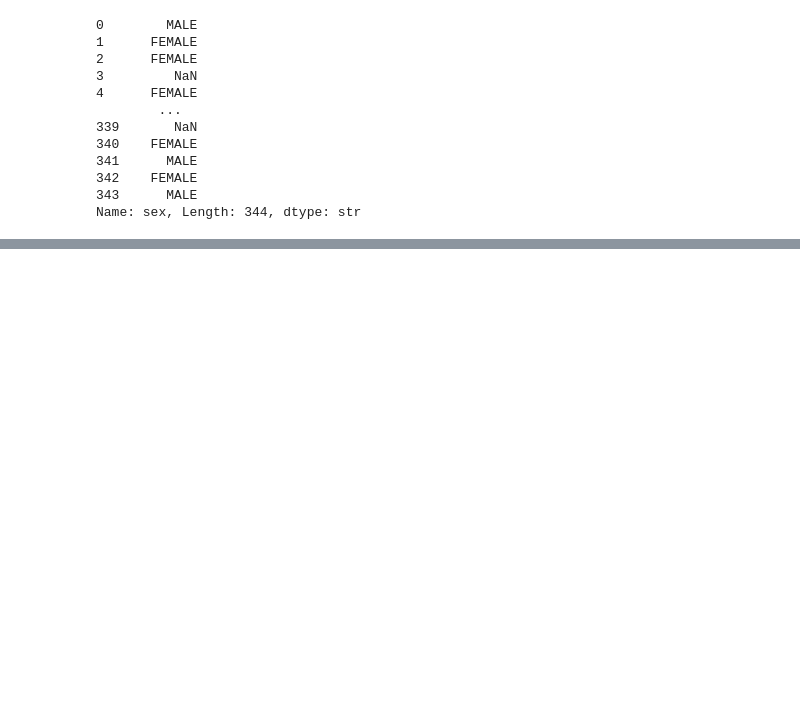
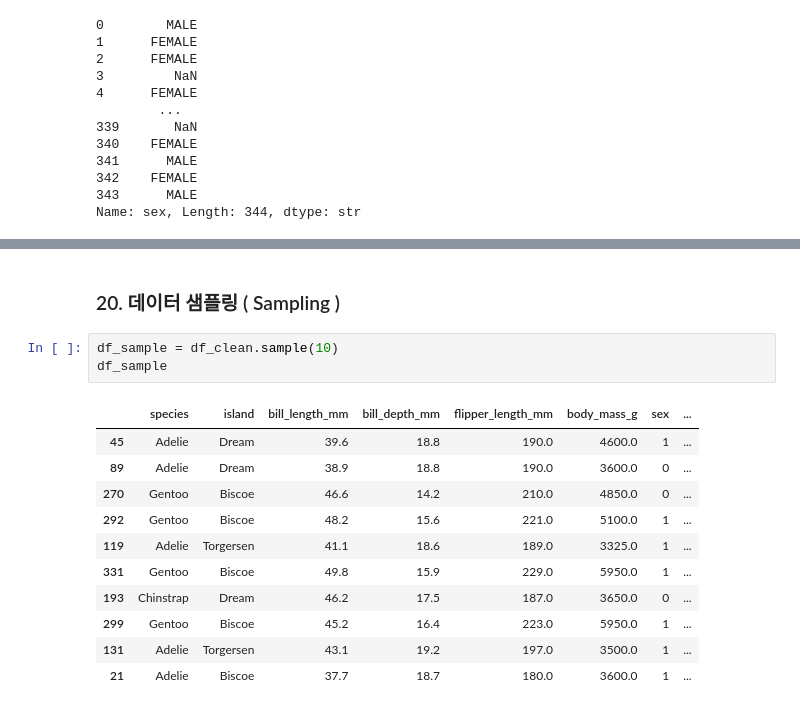
Before and after one commit to saub03/Data-Science-Deep-Dive, a Jupyter notebook: 01_Python_Data_Analysis/Jun/260309_W2_Practice_Penguins.ipynb, the cells around one changed output, grey strips where cells are left out. Cells and saved outputs as stored; diff of their text form; blank space fills up the shorter version.

```diff
--- a/01_Python_Data_Analysis/Jun/260309_W2_Practice_Penguins.ipynb
+++ b/01_Python_Data_Analysis/Jun/260309_W2_Practice_Penguins.ipynb
@@ -257,0 +360,17 @@ Name: sex, Length: 344, dtype: str
+# %% [markdown]
+### 20. 데이터 샘플링 ( Sampling )
+# %%
+df_sample = df_clean.sample(10)
+df_sample
+# %% [output]
+|  | species | island | bill_length_mm | bill_depth_mm | flipper_length_mm | body_mass_g | sex | ... |
+| 45 | Adelie | Dream | 39.6 | 18.8 | 190.0 | 4600.0 | 1 | ... |
+| 89 | Adelie | Dream | 38.9 | 18.8 | 190.0 | 3600.0 | 0 | ... |
+| 270 | Gentoo | Biscoe | 46.6 | 14.2 | 210.0 | 4850.0 | 0 | ... |
+| 292 | Gentoo | Biscoe | 48.2 | 15.6 | 221.0 | 5100.0 | 1 | ... |
+| 119 | Adelie | Torgersen | 41.1 | 18.6 | 189.0 | 3325.0 | 1 | ... |
+| 331 | Gentoo | Biscoe | 49.8 | 15.9 | 229.0 | 5950.0 | 1 | ... |
+| 193 | Chinstrap | Dream | 46.2 | 17.5 | 187.0 | 3650.0 | 0 | ... |
+| 299 | Gentoo | Biscoe | 45.2 | 16.4 | 223.0 | 5950.0 | 1 | ... |
+| 131 | Adelie | Torgersen | 43.1 | 19.2 | 197.0 | 3500.0 | 1 | ... |
+| 21 | Adelie | Biscoe | 37.7 | 18.7 | 180.0 | 3600.0 | 1 | ... |
```
Also changed, not shown: parts of 19 cells of this notebook, 1 other file.
